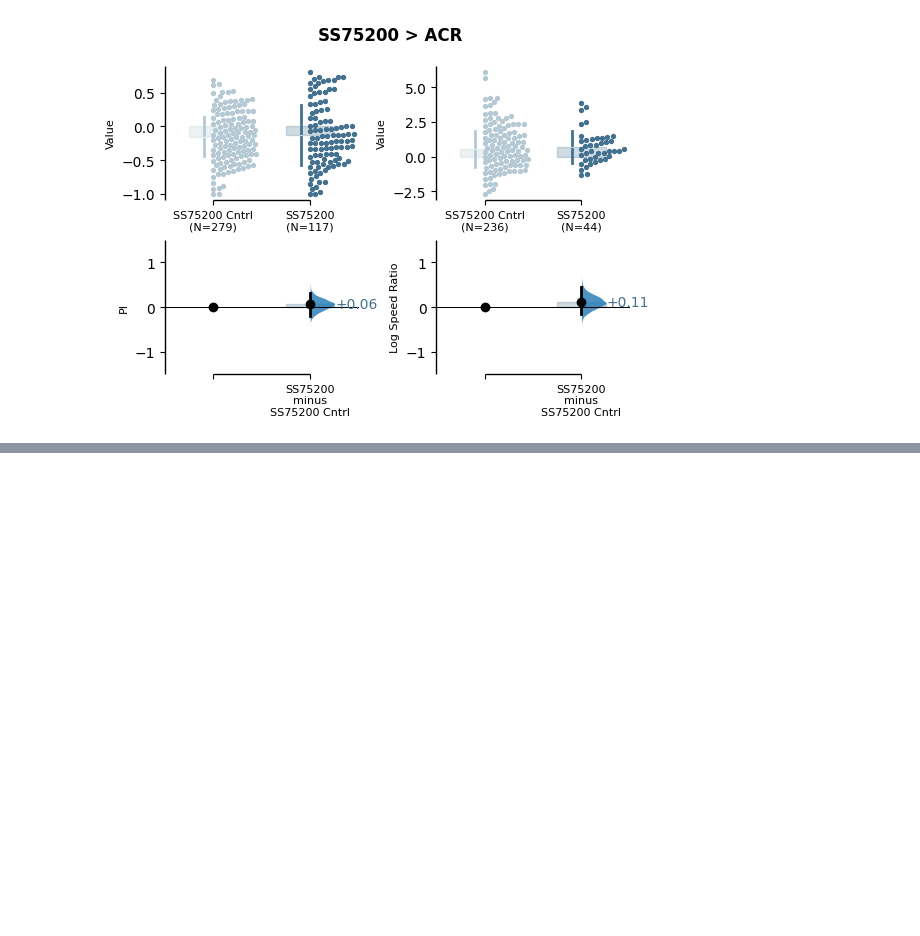
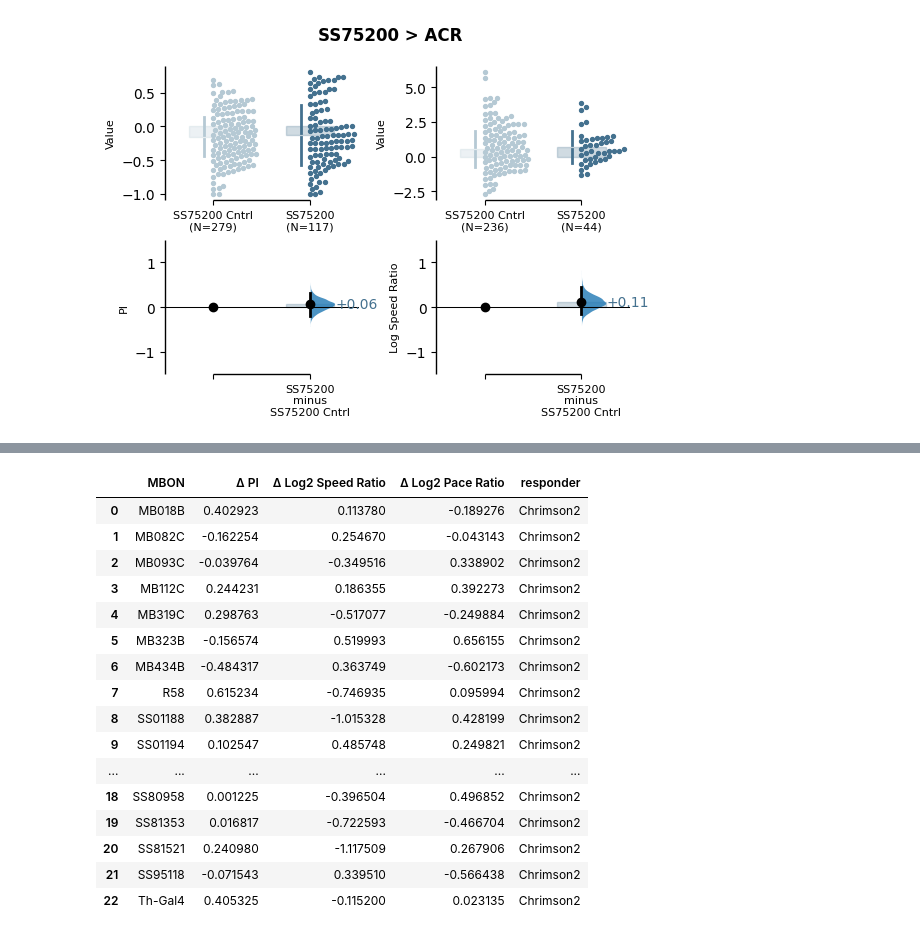
Before and after one commit to lnicole08/OSAR-Nicole-version, a Jupyter notebook: Multi and single dabest OSAR plots.ipynb, the cells around one changed output, grey strips where cells are left out. Saved outputs shown, nothing was run; the diff lists cells and outputs as text; code cells hidden in the pictures; blank space fills up the shorter version.

```diff
--- a/Multi and single dabest OSAR plots.ipynb
+++ b/Multi and single dabest OSAR plots.ipynb
@@ -627,0 +759,20 @@ for n in basegenotype:
+# %%
+df02omission_Chrimson2
+# %% [output]
+|  | MBON | Δ PI | Δ Log2 Speed Ratio | Δ Log2 Pace Ratio | responder |
+| 0 | MB018B | 0.402923 | 0.113780 | -0.189276 | Chrimson2 |
+| 1 | MB082C | -0.162254 | 0.254670 | -0.043143 | Chrimson2 |
+| 2 | MB093C | -0.039764 | -0.349516 | 0.338902 | Chrimson2 |
+| 3 | MB112C | 0.244231 | 0.186355 | 0.392273 | Chrimson2 |
+| 4 | MB319C | 0.298763 | -0.517077 | -0.249884 | Chrimson2 |
+| 5 | MB323B | -0.156574 | 0.519993 | 0.656155 | Chrimson2 |
+| 6 | MB434B | -0.484317 | 0.363749 | -0.602173 | Chrimson2 |
+| 7 | R58 | 0.615234 | -0.746935 | 0.095994 | Chrimson2 |
+| 8 | SS01188 | 0.382887 | -1.015328 | 0.428199 | Chrimson2 |
+| 9 | SS01194 | 0.102547 | 0.485748 | 0.249821 | Chrimson2 |
+| ... | ... | ... | ... | ... | ... |
+| 18 | SS80958 | 0.001225 | -0.396504 | 0.496852 | Chrimson2 |
+| 19 | SS81353 | 0.016817 | -0.722593 | -0.466704 | Chrimson2 |
+| 20 | SS81521 | 0.240980 | -1.117509 | 0.267906 | Chrimson2 |
+| 21 | SS95118 | -0.071543 | 0.339510 | -0.566438 | Chrimson2 |
+| 22 | Th-Gal4 | 0.405325 | -0.115200 | 0.023135 | Chrimson2 |
```
Also changed, not shown: parts of 16 cells of this notebook.
